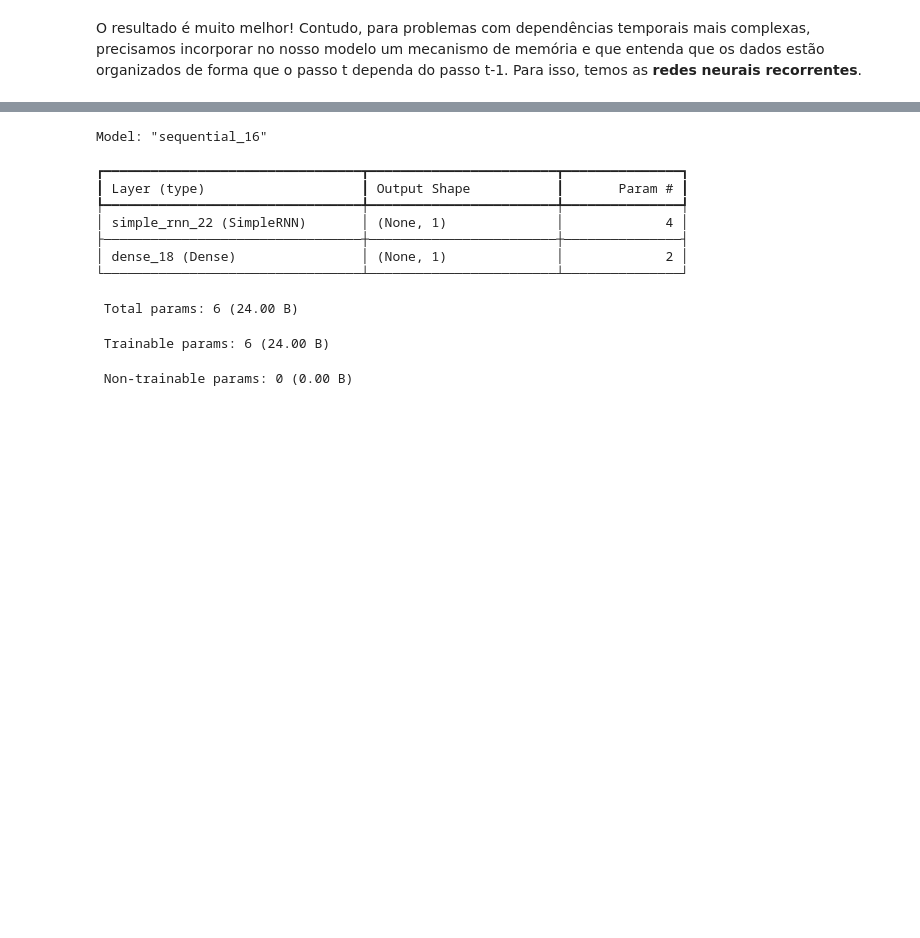
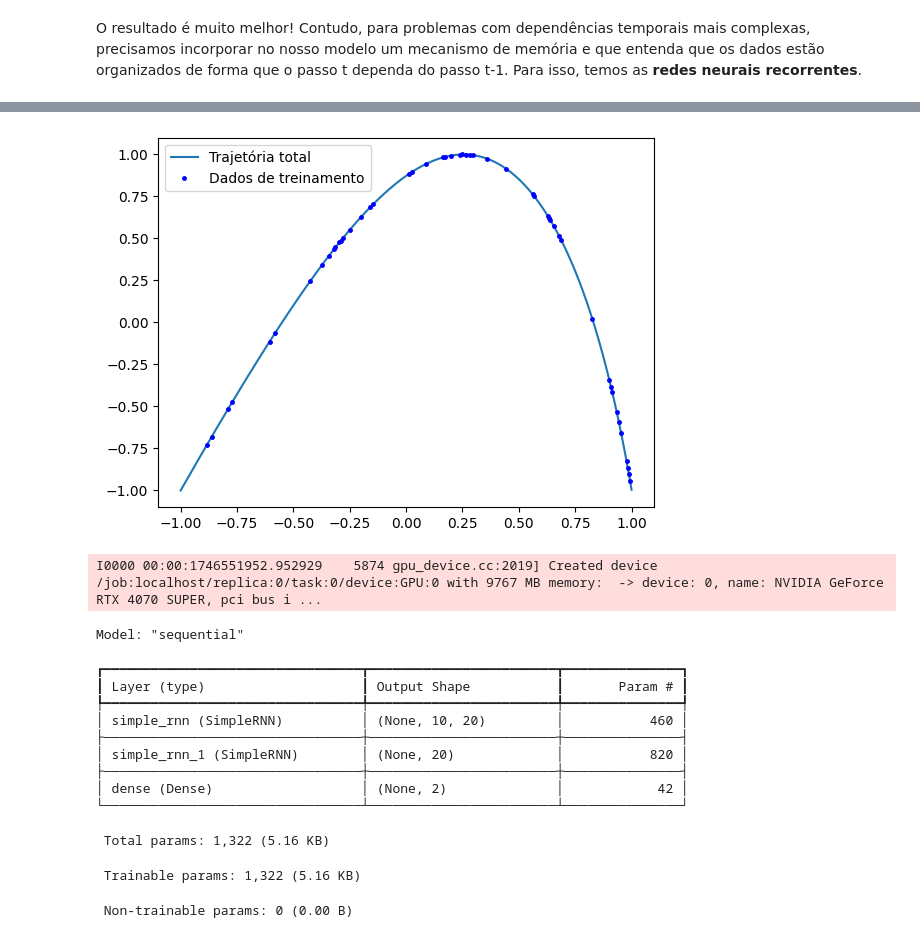
Before and after one commit to monnomero/IA-para-fisica, a Jupyter notebook: aula2.ipynb, the cells around one changed output, grey strips where cells are left out. Saved outputs shown, nothing was run; the diff lists cells and outputs as text; code cells hidden in the pictures; blank space fills up the shorter version.

```diff
--- a/aula2.ipynb
+++ b/aula2.ipynb
@@ -39,13 +39,10 @@ W0000 00:00:1746013094.053586   13162 computation_placer.cc:177] computation pla
 2025-04-30 08:38:14.056536: I tensorflow/core/platform/cpu_feature_guard.cc:210] This TensorFlow binary is optimized to use available CPU instructions in performance-critical operations.
 To enable the following instructions: AVX2 AVX_VNNI FMA, in other operations, rebuild TensorFlow with the appropriate compiler flags.
 # %%
-N_intervalos = 10
-
-
 def criar_sequencias(X, N_intervalos):
     sequencias_entrada = []
     sequencias_saida = []
-    L,dim = X.shape
+    L = X.shape[0]
     for i in range(L-N_intervalos):
         entrada = X[i:i+N_intervalos,:]
         saida = X[i+N_intervalos:i+N_intervalos+1,:]
@@ -143,17 +228,44 @@ from tensorflow.keras.layers import Input, Dense, Flatten,SimpleRNN
+# %%
+N_intervalos = 10
+entradas_totais,saidas_totais = criar_sequencias(solucao,N_intervalos)
+np.random.seed(42)
+
+#Pegar somente 50 dessas sequencias para treinar o modelo, aproximadamente 25% dos dados, assim como anteriormente
+indices = np.arange(0,len(saidas_totais)) #Note que para séries temporais, as entradas têm shape (tamanho_do_batch,N_intervalos,features), nesse caso (50,10,4)
+indices = np.random.choice(indices,100,replace=False) # Escolher 45 aleatorios, sem ser iguais (replace=False)
+indices_treinamento = indices[:50]
+indices_validacao = indices[50:75]
+indices_teste = indices[75:]
+entradas_treinamento, saidas_treinamento = entradas_totais[indices_treinamento],saidas_totais[indices_treinamento]
+entradas_validacao, saidas_validacao = entradas_totais[indices_validacao],saidas_totais[indices_validacao]
+entradas_teste, saidas_teste = entradas_totais[indices_teste],saidas_totais[indices_teste]
+# %%
+plt.plot(solucao[:,0],solucao[:,1],label="Trajetória total")
+plt.plot(saidas_treinamento[:,0],saidas_treinamento[:,1],"bo",markersize=2.5,label="Dados de treinamento")
+plt.legend()
+plt.show()
+# %% [output]
+[figure, added]
 # %%
-modelo = Sequential([Input((10,2)),
-                     SimpleRNN(1,return_sequences=False),
-                     Dense(1)])
+modelo = Sequential([Input((N_intervalos,2)),
+                     SimpleRNN(20,return_sequences=True),
+                     SimpleRNN(20,return_sequences=False),
+                     Dense(2,activation="linear")
+                     ])
+modelo.compile(optimizer=tf.keras.optimizers.Adam(learning_rate=1e-4),loss="mse",metrics=["mae"]) # Compilar o modelo com ADAM, função de perda MSE e vamos observar a MAE (erro absoluto médio)
 modelo.summary()
 # %% [output]
-Model: "sequential_16"
+I0000 00:00:1746551952.952929    5874 gpu_device.cc:2019] Created device /job:localhost/replica:0/task:0/device:GPU:0 with 9767 MB memory:  -> device: 0, name: NVIDIA GeForce RTX 4070 SUPER, pci bus i ...
-┏━━━━━━━━━━━━━━━━━━━━━━━━━━━━━━━━━┳━━━━━━━━━━━━━━━━━━━━━━━━┳━━━━━━━━━━━━━━━┓
-┃ Layer (type)                    ┃ Output Shape           ┃       Param # ┃
-┡━━━━━━━━━━━━━━━━━━━━━━━━━━━━━━━━━╇━━━━━━━━━━━━━━━━━━━━━━━━╇━━━━━━━━━━━━━━━┩
-│ simple_rnn_22 (SimpleRNN)       │ (None, 1)              │             4 │
-├─────────────────────────────────┼────────────────────────┼───────────────┤
-│ dense_18 (Dense)                │ (None, 1)              │             2 │
-└─────────────────────────────────┴────────────────────────┴───────────────┘
+Model: "sequential"
- Total params: 6 (24.00 B)
+┏━━━━━━━━━━━━━━━━━━━━━━━━━━━━━━━━━┳━━━━━━━━━━━━━━━━━━━━━━━━┳━━━━━━━━━━━━━━━┓
+┃ Layer (type)                    ┃ Output Shape           ┃       Param # ┃
+┡━━━━━━━━━━━━━━━━━━━━━━━━━━━━━━━━━╇━━━━━━━━━━━━━━━━━━━━━━━━╇━━━━━━━━━━━━━━━┩
+│ simple_rnn (SimpleRNN)          │ (None, 10, 20)         │           460 │
+├─────────────────────────────────┼────────────────────────┼───────────────┤
+│ simple_rnn_1 (SimpleRNN)        │ (None, 20)             │           820 │
+├─────────────────────────────────┼────────────────────────┼───────────────┤
+│ dense (Dense)                   │ (None, 2)              │            42 │
+└─────────────────────────────────┴────────────────────────┴───────────────┘
- Trainable params: 6 (24.00 B)
+ Total params: 1,322 (5.16 KB)
- Non-trainable params: 0 (0.00 B)
+ Trainable params: 1,322 (5.16 KB)
+ Non-trainable params: 0 (0.00 B)
```
Also changed, not shown: parts of 13 cells of this notebook, 1 other file.
